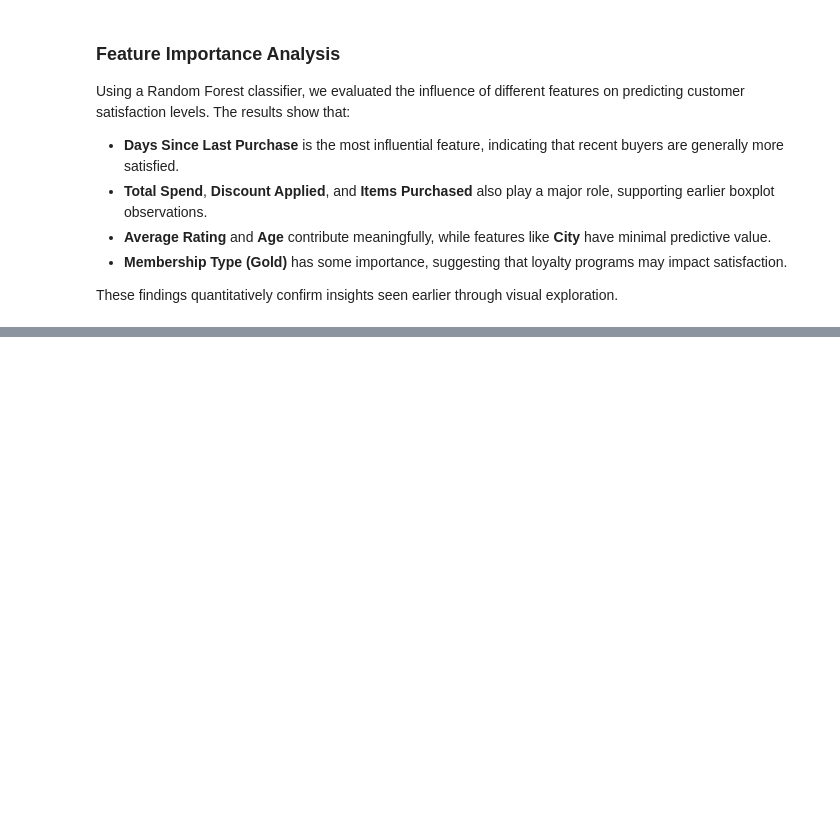
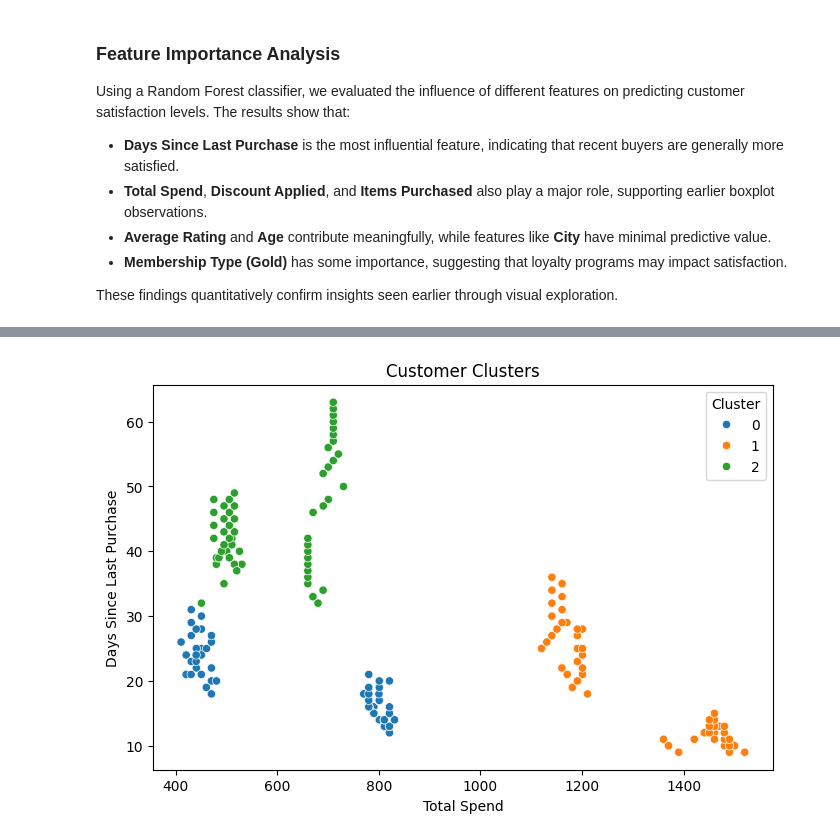
Before and after one commit to DataAthleteChamp/Analysis_of_Web-based_Systems_P2, a Jupyter notebook: notebooks/1_ecommerce_analysis.ipynb, the cells around one changed output, grey strips where cells are left out. Cells and saved outputs as stored; diff of their text form; code cells hidden in the pictures; blank space fills up the shorter version.

```diff
--- a/notebooks/1_ecommerce_analysis.ipynb
+++ b/notebooks/1_ecommerce_analysis.ipynb
@@ -178,0 +241,21 @@ These findings quantitatively confirm insights seen earlier through visual explo
+# %%
+from sklearn.cluster import KMeans
+from sklearn.preprocessing import StandardScaler
+import matplotlib.pyplot as plt
+
+# Select numeric behavioral features
+cluster_features = df[['Total Spend', 'Items Purchased', 'Average Rating', 'Days Since Last Purchase']]
+scaler = StandardScaler()
+scaled_features = scaler.fit_transform(cluster_features)
+
+# Choose number of clusters
+kmeans = KMeans(n_clusters=3, random_state=42)
+df['Cluster'] = kmeans.fit_predict(scaled_features)
+
+# Visualize clusters (2D projection)
+plt.figure(figsize=(8, 5))
+sns.scatterplot(data=df, x='Total Spend', y='Days Since Last Purchase', hue='Cluster', palette='tab10')
+plt.title('Customer Clusters')
+plt.show()
+# %% [output]
+[figure, added]
```
Also changed, not shown: parts of 7 cells of this notebook, 1 other file.
